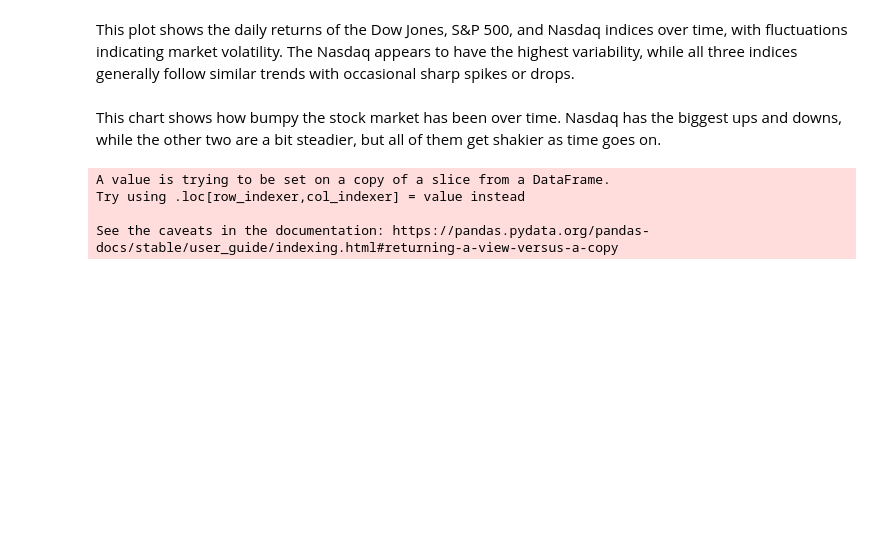
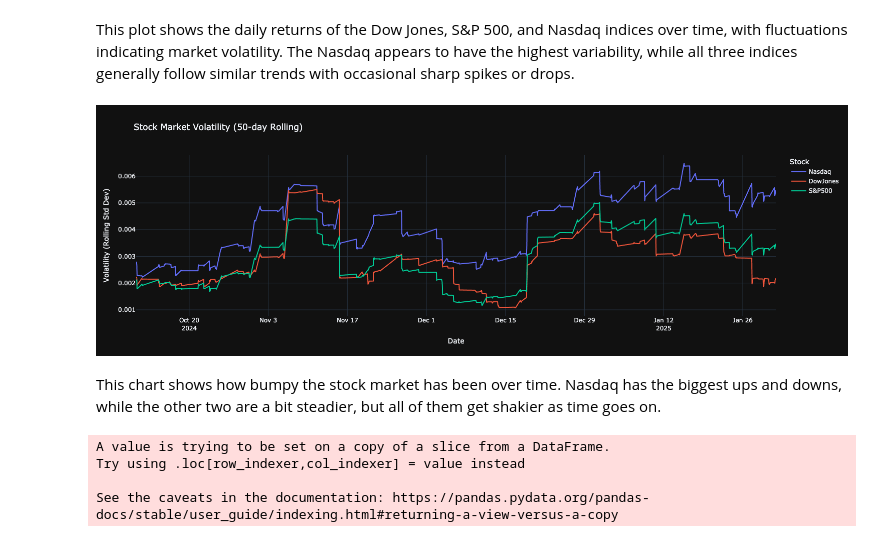
Before and after one commit to krupakmurthy/final_capstone, a Jupyter notebook: capstone.ipynb, the cells around one changed output. Drawn from its saved outputs; the diff is of its cells as text; code cells hidden in the pictures; blank space fills up the shorter version.

```diff
--- a/capstone.ipynb
+++ b/capstone.ipynb
@@ -626,17 +671,19 @@ This plot shows the daily returns of the Dow Jones, S&P 500, and Nasdaq indices
 # %%
 #lets calculate market volatality using Rolling Standard Deviation
 # Calculating 50-day rolling volatility
 
 df_stock["Volatility"] = df_stock.groupby("Stock")["Daily_Return"].rolling(window=50).std().reset_index(level=0, drop=True)
 
 df_stock_cleaned = df_stock.dropna(subset=["Volatility"])
 
 fig = px.line(df_stock_cleaned, x="Date", y="Volatility", color="Stock",
               title="Stock Market Volatility (50-day Rolling)",
               labels={"Volatility": "Volatility (Rolling Std Dev)", "Date": "Date"},
-              template="plotly_dark")
+              template="plotly_dark", width=1500, height=500)
 
-fig.show()
+fig.show("png")
+# %% [output]
+[figure, added]
 # %% [markdown]
 This chart shows how bumpy the stock market has been over time. Nasdaq has the biggest ups and downs, while the other two are a bit steadier, but all of them get shakier as time goes on.
 # %%
```
Also changed, not shown: parts of 5 cells of this notebook.
